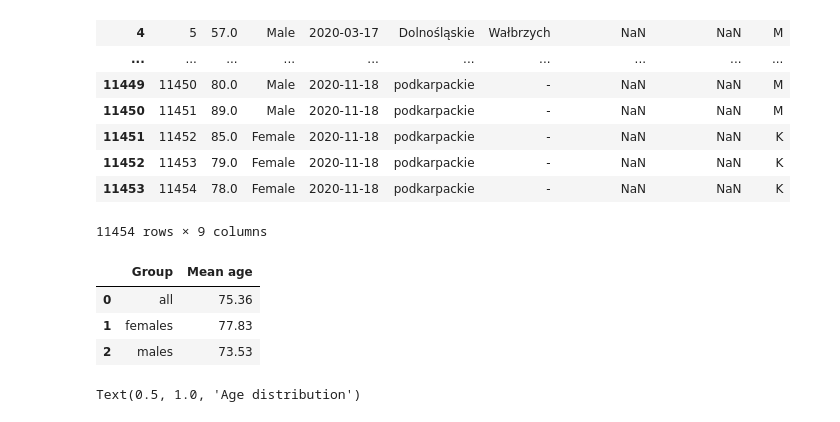
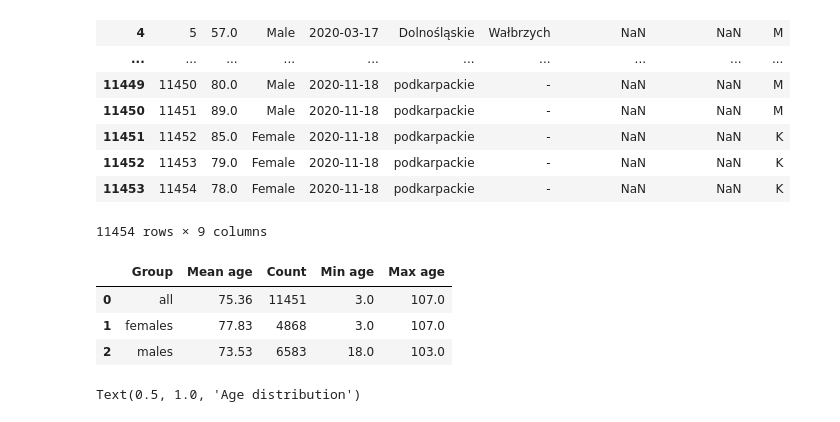
Before and after one commit to jakubjanosz/Covid-19-analysis, a Jupyter notebook: analysis.ipynb, the cells around one changed output. Saved outputs shown, nothing was run; the diff lists cells and outputs as text; code cells hidden in the pictures.

```diff
--- a/analysis.ipynb
+++ b/analysis.ipynb
@@ -216,20 +216,27 @@ display(death_l)
 11454 rows × 9 columns
 # %%
 mean_age = death_l['age'].mean()
+total_count = death_l['sex'].count()
 tw = death_l.loc[(death_l['sex'])==('Female')]
 mean_age_woman = tw['age'].mean()
+total_woman = tw['sex'].count()
 tm = death_l.loc[(death_l['sex'])==('Male')]
 mean_age_man = tm['age'].mean()
+total_man = tm['sex'].count()
 
 table = {'Group':['all','females','males'],
-        'Mean age':[mean_age, mean_age_woman, mean_age_man]}
+        'Mean age':[mean_age, mean_age_woman, mean_age_man],
+        'Count':[total_count, total_woman, total_man],
+        'Min age':[death_l['age'].min(), tw['age'].min(), tm['age'].min()],
+        'Max age':[death_l['age'].max(), tw['age'].max(), tm['age'].max()]}
 df = pd.DataFrame(table).round(2)
+
 display(df)
 # %% [output]
-|  | Group | Mean age |
-| 0 | all | 75.36 |
-| 1 | females | 77.83 |
-| 2 | males | 73.53 |
+|  | Group | Mean age | Count | Min age | Max age |
+| 0 | all | 75.36 | 11451 | 3.0 | 107.0 |
+| 1 | females | 77.83 | 4868 | 3.0 | 107.0 |
+| 2 | males | 73.53 | 6583 | 18.0 | 103.0 |
 # %%
 #using matplotlib and seaborn
 gr1 = sns.boxplot(x=death_l['age'])
```
Also changed, not shown: parts of 1 cell of this notebook.
